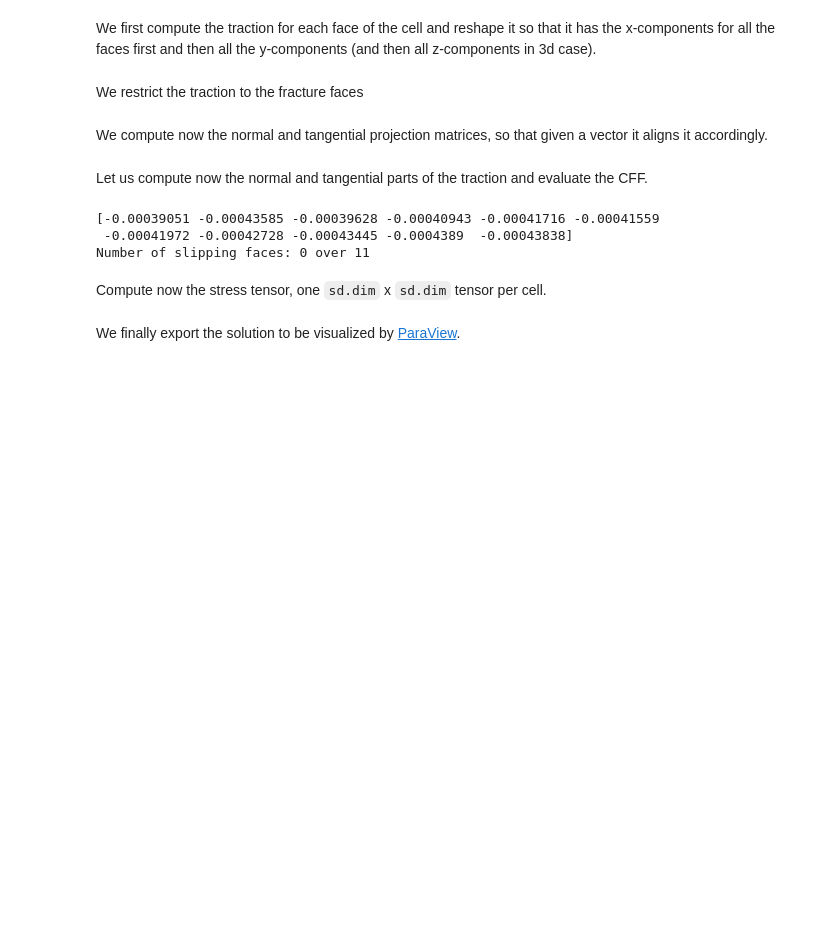
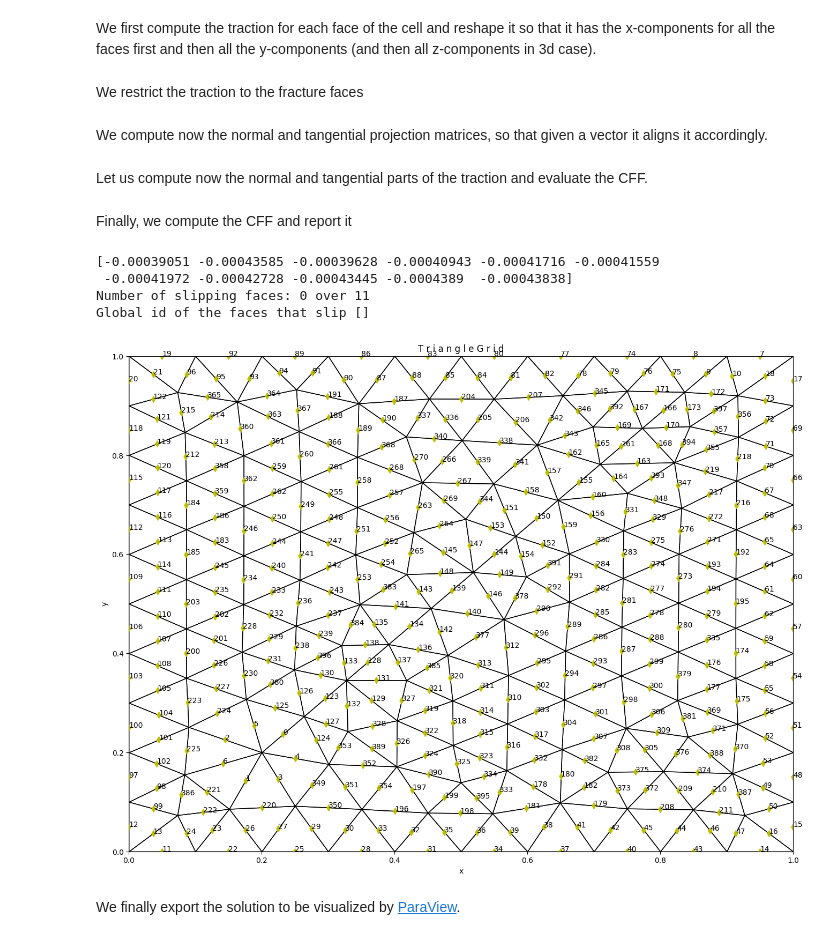
Before and after one commit to compgeo-mox/lec_compgeo, a Jupyter notebook: lab/lab11/ex1.ipynb, the cells around one changed output. Cells and saved outputs as stored; diff of their text form; code cells hidden in the pictures; blank space fills up the shorter version.

```diff
--- a/lab/lab11/ex1.ipynb
+++ b/lab/lab11/ex1.ipynb
@@ -113,6 +115,8 @@ bc_values = bc_values.ravel("F")
 source = np.zeros(sd.num_cells * sd.dim)
 
 # collect all data
+param = {
+    "fourth_order_tensor": C,# collect all data
 data = {
     pp.PARAMETERS: {
         key: {
@@ -124,3 +128,8 @@ data = {
     },
     pp.DISCRETIZATION_MATRICES: {key: {}},
 }
+    "bc_values": bc_values,
+    "bc": bound,
+    "source": source,
+}
+data = pp.initialize_data({}, key, param)
@@ -179,15 +190,3 @@ t_normal = np.einsum("ij,ij->j", normal, t_normal_vec)
 # compute the tangential component of the traction
 t_tangential_vec = np.einsum("ijk,jk->ik", tangential_proj, t_on_frac)
 t_tangential = np.linalg.norm(t_tangential_vec, axis=0)
-
-# compute the Coulomb friction factor
-cff = t_tangential + mu_fric * t_normal
-
-print(cff)
-print("Number of slipping faces:", np.sum(cff >= 0), "over", cff.size)
-# %% [output]
-[-0.00039051 -0.00043585 -0.00039628 -0.00040943 -0.00041716 -0.00041559
- -0.00041972 -0.00042728 -0.00043445 -0.0004389  -0.00043838]
-Number of slipping faces: 0 over 11
-# %% [markdown]
- Compute now the stress tensor, one `sd.dim` x `sd.dim` tensor per cell.
@@ -213,3 +193,23 @@ cell_sigma_yy = cell_sigma[:, 1, 1]
+# %% [markdown]
+Finally, we compute the CFF and report it
+# %%
+# compute the Coulomb friction factor
+cff = t_tangential + mu_fric * t_normal
+
+# determine which face slips
+faces_slip = cff >= 0
+
+print(cff)
+print("Number of slipping faces:", np.sum(faces_slip), "over", cff.size)
+
+print("Global id of the faces that slip", np.where(faces_on_frac)[0][faces_slip])
+pp.plot_grid(sd, info="f", plot_2d=True, alpha=0, fig_size=(16, 12))
+# %% [output]
+[-0.00039051 -0.00043585 -0.00039628 -0.00040943 -0.00041716 -0.00041559
+ -0.00041972 -0.00042728 -0.00043445 -0.0004389  -0.00043838]
+Number of slipping faces: 0 over 11
+Global id of the faces that slip []
+[figure, added]
 # %% [markdown]
 We finally export the solution to be visualized by [ParaView](https://www.paraview.org/).
 # %%
```
Also changed, not shown: parts of 5 cells of this notebook, 1 other file.
